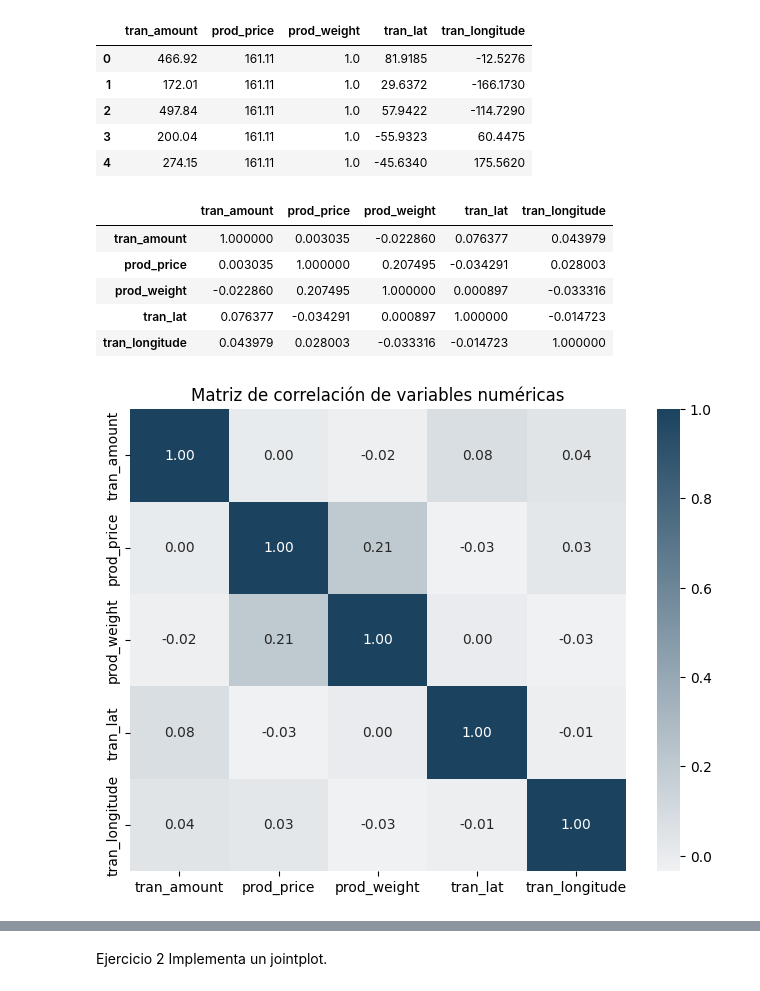
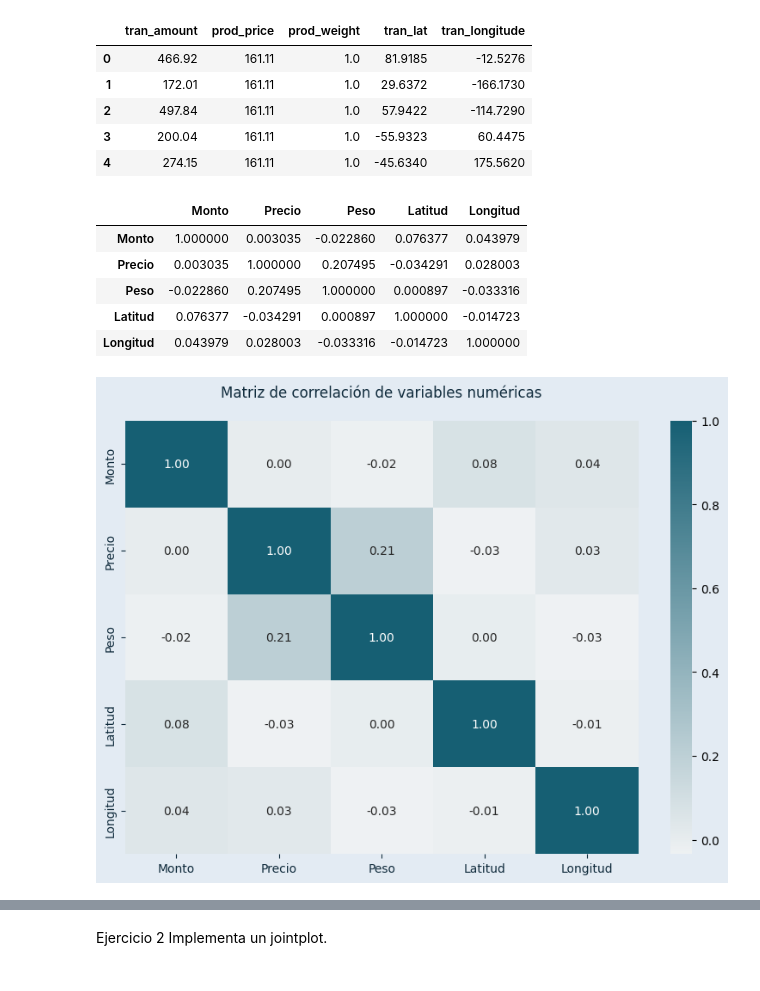
Before and after one commit to ingridtp/itacademy, a Jupyter notebook: Sprint 8/Sprint8.ipynb, the cells around one changed output, grey strips where cells are left out. Cells and saved outputs as stored; diff of their text form; code cells hidden in the pictures.

```diff
--- a/Sprint 8/Sprint8.ipynb
+++ b/Sprint 8/Sprint8.ipynb
@@ -195,6 +195,7 @@ def aplicar_estilo(
     xlabel="",
     ylabel="",
     xtick_labels=None,
+    ytick_labels=None,
     xtick_rotation=0,
     grid_x=False,
     grid_y=False,
@@ -218,11 +219,6 @@ def aplicar_estilo(
     ax.spines['left'].set_color(color_borde)
     ax.tick_params(axis='x', colors=color_borde)
     ax.tick_params(axis='y', colors=color_borde)
-
-    # Etiquetas eje X personalizadas
-    if xtick_labels is not None:
-        ax.set_xticks(range(len(xtick_labels)))
-        ax.set_xticklabels(xtick_labels, rotation=xtick_rotation, ha='right', color=color_borde)
 
     # Cuadrículas
     if grid_x:
@@ -873,23 +869,38 @@ df_numericas.head()
 | 3 | 200.04 | 161.11 | 1.0 | -55.9323 | 60.4475 |
 | 4 | 274.15 | 161.11 | 1.0 | -45.6340 | 175.5620 |
 # %%
-df_numericas.corr()
+etiquetas_ajustadas = ["Monto", "Precio", "Peso", "Latitud", "Longitud"]
+
+matriz = df_numericas.corr()
+matriz.index = etiquetas_ajustadas
+matriz.columns = etiquetas_ajustadas
+
+matriz
 # %% [output]
-|  | tran_amount | prod_price | prod_weight | tran_lat | tran_longitude |
-| tran_amount | 1.000000 | 0.003035 | -0.022860 | 0.076377 | 0.043979 |
-| prod_price | 0.003035 | 1.000000 | 0.207495 | -0.034291 | 0.028003 |
-| prod_weight | -0.022860 | 0.207495 | 1.000000 | 0.000897 | -0.033316 |
-| tran_lat | 0.076377 | -0.034291 | 0.000897 | 1.000000 | -0.014723 |
-| tran_longitude | 0.043979 | 0.028003 | -0.033316 | -0.014723 | 1.000000 |
+|  | Monto | Precio | Peso | Latitud | Longitud |
+| Monto | 1.000000 | 0.003035 | -0.022860 | 0.076377 | 0.043979 |
+| Precio | 0.003035 | 1.000000 | 0.207495 | -0.034291 | 0.028003 |
+| Peso | -0.022860 | 0.207495 | 1.000000 | 0.000897 | -0.033316 |
+| Latitud | 0.076377 | -0.034291 | 0.000897 | 1.000000 | -0.014723 |
+| Longitud | 0.043979 | 0.028003 | -0.033316 | -0.014723 | 1.000000 |
 # %%
-color_matriz = sns.light_palette(color_columna, as_cmap=True)
+# Paleta de colores del heatmap
+color_matriz = sns.light_palette("#165f73", as_cmap=True)
 
-plt.figure(figsize=(8, 6))
-sns.heatmap(df_numericas.corr(), annot=True, cmap=color_matriz, fmt=".2f")
-plt.title("Matriz de correlación de variables numéricas")
-plt.show()
+# Crear figura y ejes
+fig, ax = plt.subplots(figsize=(8, 6))
+
+# Graficar heatmap
+sns.heatmap(matriz, annot=True, cmap=color_matriz, fmt=".2f", ax=ax)
+
+# Aplicar estilo personalizado
+aplicar_estilo(
+    ax=ax,
+    fig=fig,
+    titulo="Matriz de correlación de variables numéricas",
+)
 # %% [output]
-[figure, old version]
+[figure, new version]
 # %% [markdown]
 - Variables analizadas (variables numéricas de los dataframes origen):
 
```
Also changed, not shown: parts of 8 cells of this notebook.
